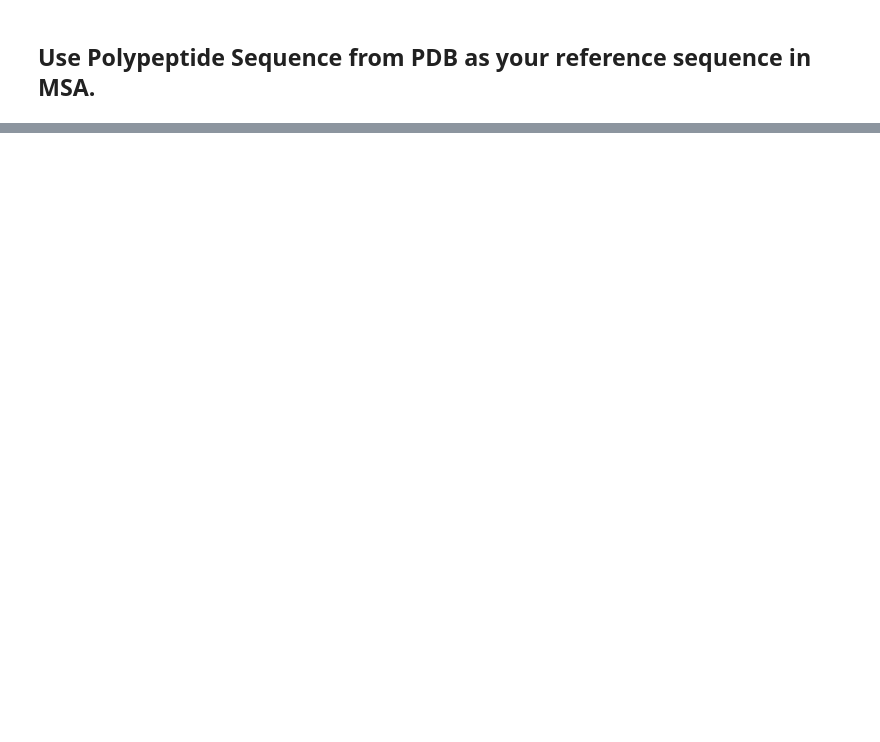
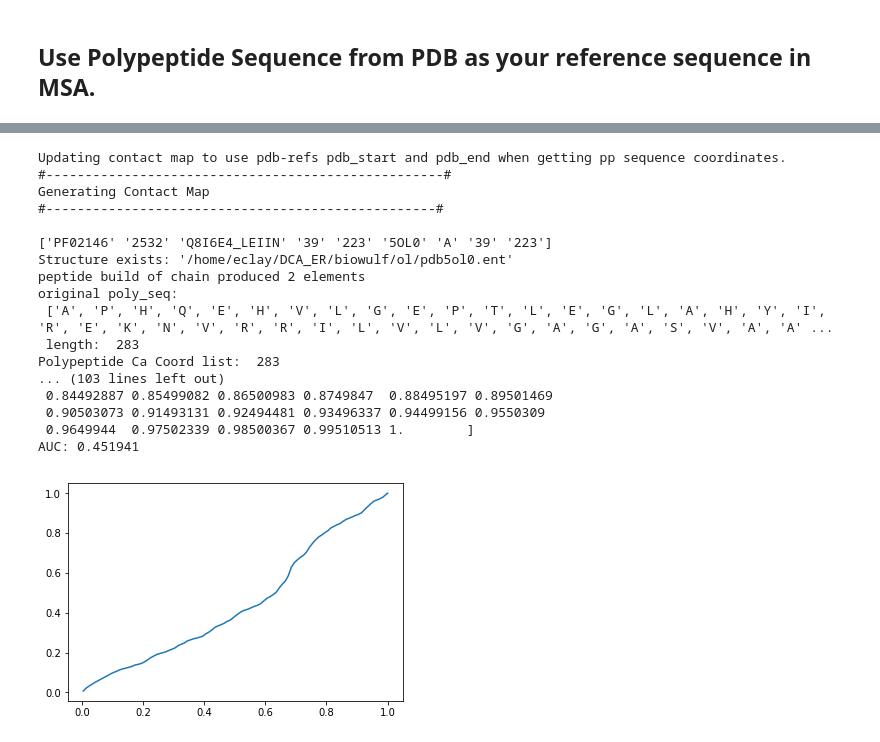
Before and after one commit to evancresswell/DCA_ER_old, a Jupyter notebook: biowulf/PPref_ERDCA_example.ipynb, the cells around one changed output, grey strips where cells are left out. Drawn from its saved outputs; the diff is of its cells as text; code cells hidden in the pictures; blank space fills up the shorter version.

Commit message:
change to contact_map in ecc_tools to handle pdb_range for polypeptide roc curve.. not finshied

```diff
--- a/biowulf/PPref_ERDCA_example.ipynb
+++ b/biowulf/PPref_ERDCA_example.ipynb
@@ -74,7 +74,7 @@ pdb_id = pdb[ipdb,5]
 pdb_chain = pdb[ipdb,6]
 pdb_start,pdb_end = int(pdb[ipdb,7]),int(pdb[ipdb,8])
 #print('pdb id, chain, start, end, length:',pdb_id,pdb_chain,pdb_start,pdb_end,pdb_end-pdb_start+1)
-pdb_range = [pdb_start, pdb_end]
+pdb_range = [pdb_start-1, pdb_end]
 #print('download pdb file')
 pdb_file = pdb_list.retrieve_pdb_file(str(pdb_id),file_format='pdb')
 #pdb_file = pdb_list.retrieve_pdb_file(pdb_id)
@@ -114,0 +117,18 @@ Original Reference Sequence
+# %%
+muscling = True
+if muscling:
+    # Search MSA for for PP-seq (in range) match.
+    slice_size = 10
+    matches = np.zeros(s.shape[0])
+    #print(poly_seq_range)
+
+    # MSA Sequence which best matches PP Sequence
+    for i in range(len(poly_seq_range)-slice_size + 1):
+        poly_seq_slice = poly_seq_range[i:i+slice_size]
+        print(''.join(poly_seq_slice))
+        #print(s.shape)
+        for row in range(s.shape[0]):
+            #print(''.join(s[row,:]).replace('-','').upper())
+            if ''.join(poly_seq_slice).upper() in ''.join(s[row,:]).replace('-','').upper():
+                #print('Match found on Row %d : \n'%row,''.join(s[row,:]).replace('-','').upper() )
+                matches[row]+=1
@@ -128,5 +239,5 @@ PP sequence added to alignment via MUSCLE
 # %%
-preprocessing = True
+preprocessing = False
 
 preprocessed_data_outfile = 'MSA_%s_PreProcessed.fa'%pfam_id
 if preprocessing:
@@ -208,5 +298,5 @@ UserWarning: To exit: use 'exit', 'quit', or Ctrl-D.
 # %%
-computing_DI = True
+computing_DI = False
 if computing_DI:
         # Compute DI scores using Expectation Reflection algorithm
         erdca_inst = erdca.ERDCA(
@@ -214,7 +304,7 @@ if computing_DI:
             'PROTEIN',
             s_index = s_index,
             pseudocount = 0.5,
-            num_threads = 4,
+            num_threads = 2,
             seqid = 0.8)
 
         # Compute average product corrected Frobenius norm of the couplings
@@ -230,7 +320,9 @@ if computing_DI:
             pickle.dump(erdca_DI, f)
         f.close()
 else:
-        with open('DI/ER/er_DI_%s.pickle'%(pfam_id), 'rb') as f:
+        erdca_file = 'DI/ER/er_DI_%s.pickle'%(pfam_id)
+        erdca_file = 'DI/ER/test_er_DI_%s.pickle'%(pfam_id)
+        with open(erdca_file, 'rb') as f:
             erdca_DI = pickle.load( f)
         f.close()
 # %%
@@ -313,32 +443,54 @@ di_predict = np.zeros((len(s_index),len(s_index)))
 for coupling in erdca_DI:
         #print(coupling[1])
         if coupling[0][0] in s_index and coupling[0][1] in s_index:
                 di_predict[np.where(s_index==coupling[0][0]),np.where(s_index==coupling[0][1])] = coupling[1]
                 di_predict[np.where(s_index==coupling[0][1]),np.where(s_index==coupling[0][0])] = coupling[1]
 
 
 
 print('\n\n #------------------ Calculating ROC Curve --------------------#')
 
 #----------------- Generate Optimal ROC Curve -----------------------#
 # find optimal threshold of distance for both DCA and ER
 ct_thres = np.linspace(1.5,10.,18,endpoint=True)
 n = ct_thres.shape[0]
 
 auc = np.zeros(n)
 
 
 
 
 for i in range(n):
         #p,tp,fp = tools.roc_curve(ct_distal,di,ct_thres[i])
-        p,tp,fp = tools.roc_curve(ct_predict,di_predict,ct_thres[i])
+        p,tp,fp = tools.roc_curve(ct_full,di,ct_thres[i])
         auc[i] = tp.sum()/tp.shape[0]
 i0 = np.argmax(auc)
 print('Optimal Distance: ',ct_thres[i0])
 
 
 # set true positivies, false positives and predictions for optimal distance
-p0,tp0,fp0 = tools.roc_curve(ct_predict,di_predict,ct_thres[i0])
+p0,tp0,fp0 = tools.roc_curve(ct_full,di,ct_thres[i0])
 print(tp0)
 print(fp0)
+print('AUC: %f'%auc[i0])
+plt.plot(fp0,tp0)
+plt.show()
+# %% [output]
+Updating contact map to use pdb-refs pdb_start and pdb_end when getting pp sequence coordinates.
+#---------------------------------------------------#
+Generating Contact Map
+#--------------------------------------------------#
+
+['PF02146' '2532' 'Q8I6E4_LEIIN' '39' '223' '5OL0' 'A' '39' '223']
+Structure exists: '/home/eclay/DCA_ER/biowulf/ol/pdb5ol0.ent'
+peptide build of chain produced 2 elements
+original poly_seq:
+ ['A', 'P', 'H', 'Q', 'E', 'H', 'V', 'L', 'G', 'E', 'P', 'T', 'L', 'E', 'G', 'L', 'A', 'H', 'Y', 'I', 'R', 'E', 'K', 'N', 'V', 'R', 'R', 'I', 'L', 'V', 'L', 'V', 'G', 'A', 'G', 'A', 'S', 'V', 'A', 'A' ...
+ length:  283
+Polypeptide Ca Coord list:  283
+... (103 lines left out)
+ 0.84492887 0.85499082 0.86500983 0.8749847  0.88495197 0.89501469
+ 0.90503073 0.91493131 0.92494481 0.93496337 0.94499156 0.9550309
+ 0.9649944  0.97502339 0.98500367 0.99510513 1.        ]
+AUC: 0.451941
+[figure, added]
```
Also changed, not shown: parts of 8 cells of this notebook, 1 other file.
